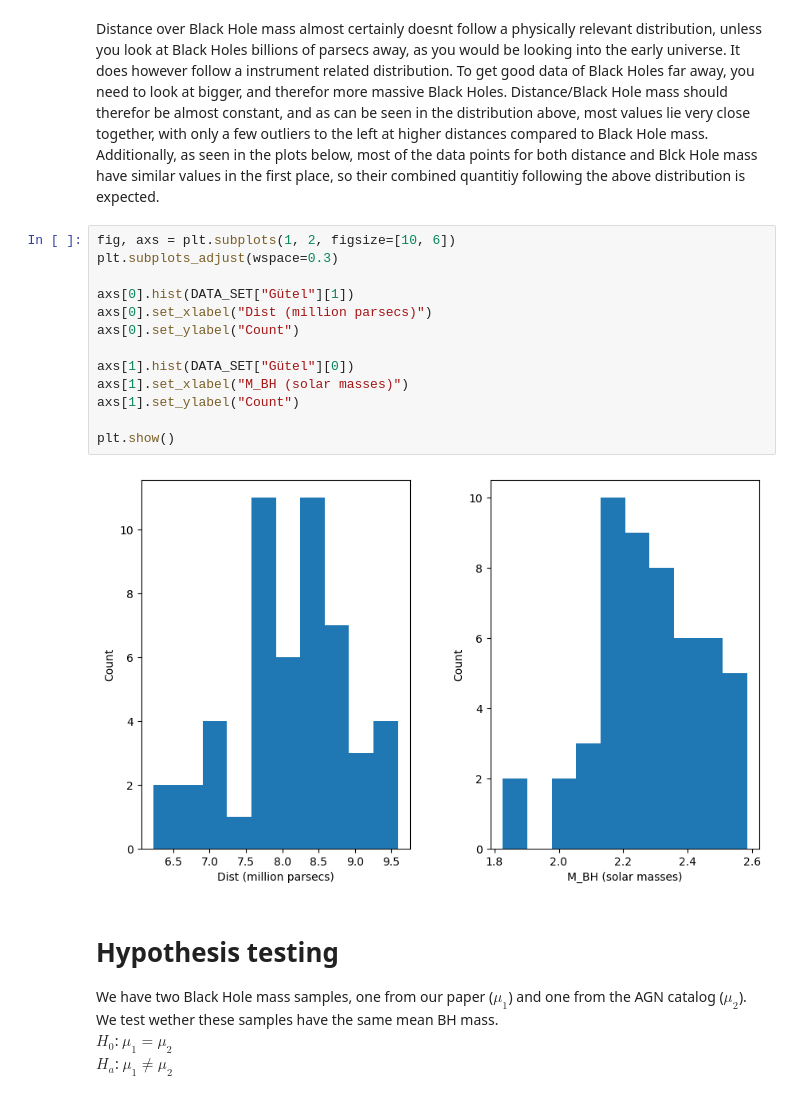
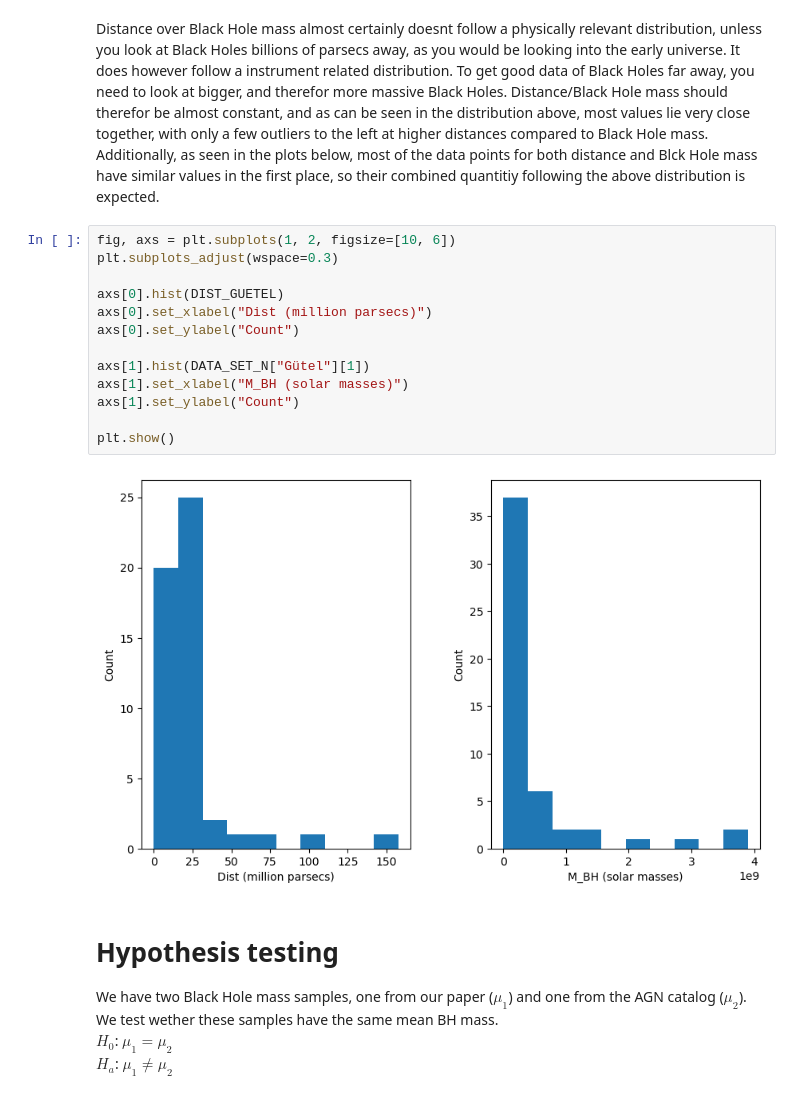
Before and after one commit to MonkeyTreeLover/M-Sigma-Relation, a Jupyter notebook: M_Sigma_Report.ipynb, the cells around one changed output. Cells and saved outputs as stored; diff of their text form.

```diff
--- a/M_Sigma_Report.ipynb
+++ b/M_Sigma_Report.ipynb
@@ -274,18 +274,18 @@ Distance over Black Hole mass almost certainly doesnt follow a physically releva
 # %%
 fig, axs = plt.subplots(1, 2, figsize=[10, 6])
 plt.subplots_adjust(wspace=0.3)
 
-axs[0].hist(DATA_SET["Gütel"][1])
+axs[0].hist(DIST_GUETEL)
 axs[0].set_xlabel("Dist (million parsecs)")
 axs[0].set_ylabel("Count")
 
-axs[1].hist(DATA_SET["Gütel"][0])
+axs[1].hist(DATA_SET_N["Gütel"][1])
 axs[1].set_xlabel("M_BH (solar masses)")
 axs[1].set_ylabel("Count")
 
 plt.show()
 # %% [output]
-[figure, old version]
+[figure, new version]
 # %% [markdown]
 # Hypothesis testing
 We have two Black Hole mass samples, one from our paper ($\mu_1$) and one from the AGN catalog ($\mu_2$). We test wether these samples have the same mean BH mass. \
```
Also changed, not shown: parts of 1 cell of this notebook.
